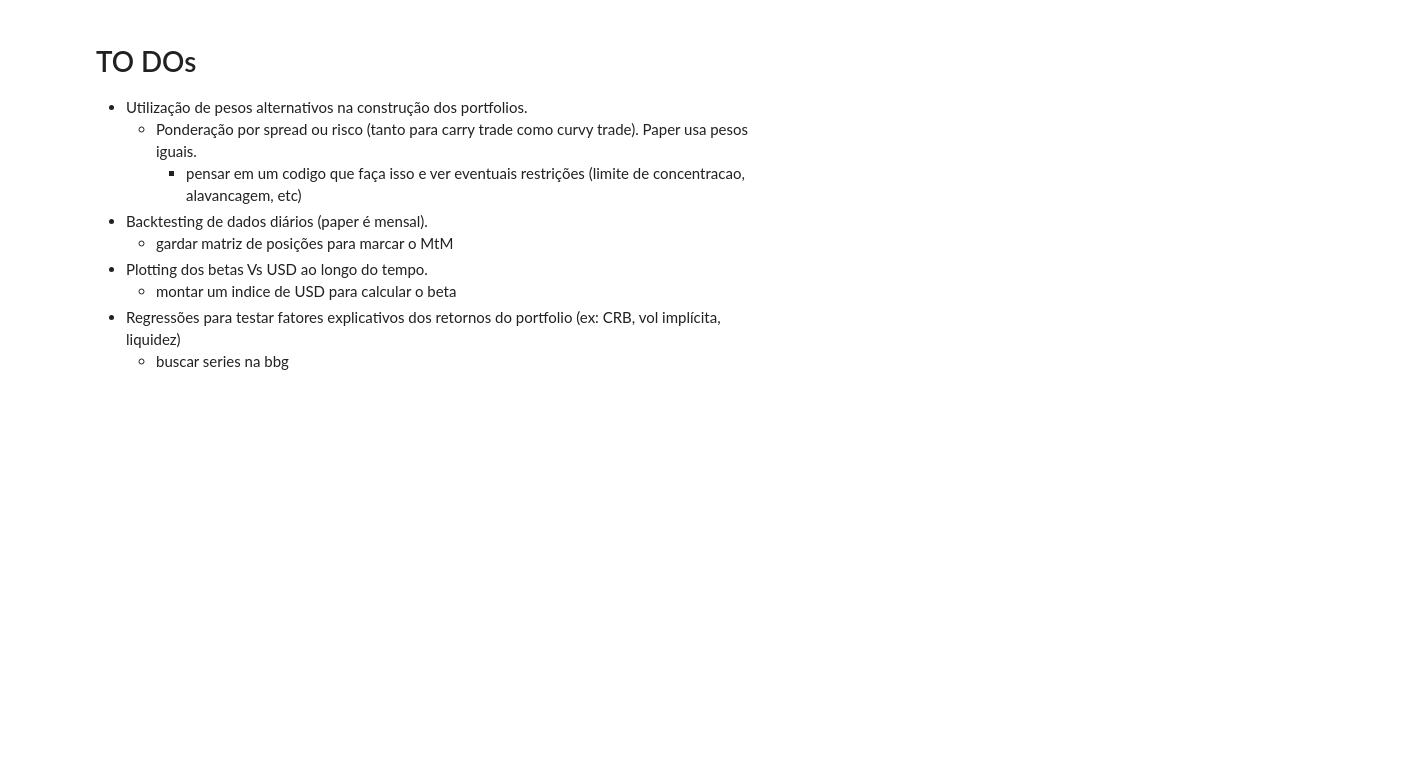
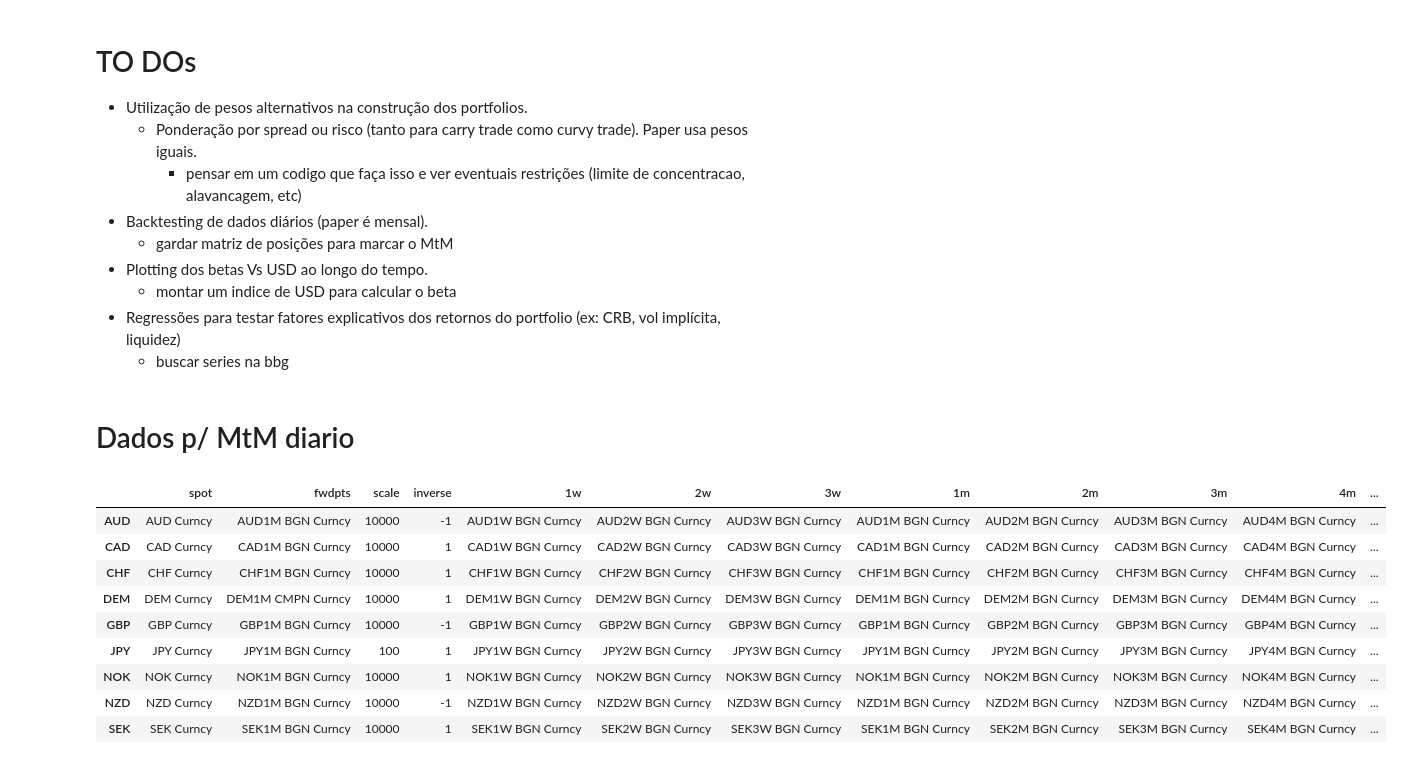
Before and after one commit to fabioyamazumi/curvy_trade, a Jupyter notebook: Curvy_trade05.ipynb, the cells around one changed output. Cells and saved outputs as stored; diff of their text form; code cells hidden in the pictures; blank space fills up the shorter version.

```diff
--- a/Curvy_trade05.ipynb
+++ b/Curvy_trade05.ipynb
@@ -1159,3 +1171,5 @@ table03
     - montar um indice de USD para calcular o beta
 - Regressões para testar fatores explicativos dos retornos do portfolio (ex: CRB, vol implícita, liquidez)
     - buscar series na bbg
+# %% [markdown]
+# Dados p/ MtM diario
@@ -1161,0 +1186,23 @@ table03
+# %%
+df_tickers['1w'] = [c + '1W BGN Curncy' for c in cod_bbg]
+df_tickers['2w'] = [c + '2W BGN Curncy' for c in cod_bbg]
+df_tickers['3w'] = [c + '3W BGN Curncy' for c in cod_bbg]
+df_tickers['1m'] = [c + '1M BGN Curncy' for c in cod_bbg]
+df_tickers['2m'] = [c + '2M BGN Curncy' for c in cod_bbg]
+df_tickers['3m'] = [c + '3M BGN Curncy' for c in cod_bbg]
+df_tickers['4m'] = [c + '4M BGN Curncy' for c in cod_bbg]
+df_tickers['5m'] = [c + '5M BGN Curncy' for c in cod_bbg]
+df_tickers['6m'] = [c + '6M BGN Curncy' for c in cod_bbg]
+# %%
+df_tickers
+# %% [output]
+|  | spot | fwdpts | scale | inverse | 1w | 2w | 3w | 1m | 2m | 3m | 4m | ... |
+| AUD | AUD Curncy | AUD1M BGN Curncy | 10000 | -1 | AUD1W BGN Curncy | AUD2W BGN Curncy | AUD3W BGN Curncy | AUD1M BGN Curncy | AUD2M BGN Curncy | AUD3M BGN Curncy | AUD4M BGN Curncy | ... |
+| CAD | CAD Curncy | CAD1M BGN Curncy | 10000 | 1 | CAD1W BGN Curncy | CAD2W BGN Curncy | CAD3W BGN Curncy | CAD1M BGN Curncy | CAD2M BGN Curncy | CAD3M BGN Curncy | CAD4M BGN Curncy | ... |
+| CHF | CHF Curncy | CHF1M BGN Curncy | 10000 | 1 | CHF1W BGN Curncy | CHF2W BGN Curncy | CHF3W BGN Curncy | CHF1M BGN Curncy | CHF2M BGN Curncy | CHF3M BGN Curncy | CHF4M BGN Curncy | ... |
+| DEM | DEM Curncy | DEM1M CMPN Curncy | 10000 | 1 | DEM1W BGN Curncy | DEM2W BGN Curncy | DEM3W BGN Curncy | DEM1M BGN Curncy | DEM2M BGN Curncy | DEM3M BGN Curncy | DEM4M BGN Curncy | ... |
+| GBP | GBP Curncy | GBP1M BGN Curncy | 10000 | -1 | GBP1W BGN Curncy | GBP2W BGN Curncy | GBP3W BGN Curncy | GBP1M BGN Curncy | GBP2M BGN Curncy | GBP3M BGN Curncy | GBP4M BGN Curncy | ... |
+| JPY | JPY Curncy | JPY1M BGN Curncy | 100 | 1 | JPY1W BGN Curncy | JPY2W BGN Curncy | JPY3W BGN Curncy | JPY1M BGN Curncy | JPY2M BGN Curncy | JPY3M BGN Curncy | JPY4M BGN Curncy | ... |
+| NOK | NOK Curncy | NOK1M BGN Curncy | 10000 | 1 | NOK1W BGN Curncy | NOK2W BGN Curncy | NOK3W BGN Curncy | NOK1M BGN Curncy | NOK2M BGN Curncy | NOK3M BGN Curncy | NOK4M BGN Curncy | ... |
+| NZD | NZD Curncy | NZD1M BGN Curncy | 10000 | -1 | NZD1W BGN Curncy | NZD2W BGN Curncy | NZD3W BGN Curncy | NZD1M BGN Curncy | NZD2M BGN Curncy | NZD3M BGN Curncy | NZD4M BGN Curncy | ... |
+| SEK | SEK Curncy | SEK1M BGN Curncy | 10000 | 1 | SEK1W BGN Curncy | SEK2W BGN Curncy | SEK3W BGN Curncy | SEK1M BGN Curncy | SEK2M BGN Curncy | SEK3M BGN Curncy | SEK4M BGN Curncy | ... |
```
Also changed, not shown: parts of 17 cells of this notebook.
